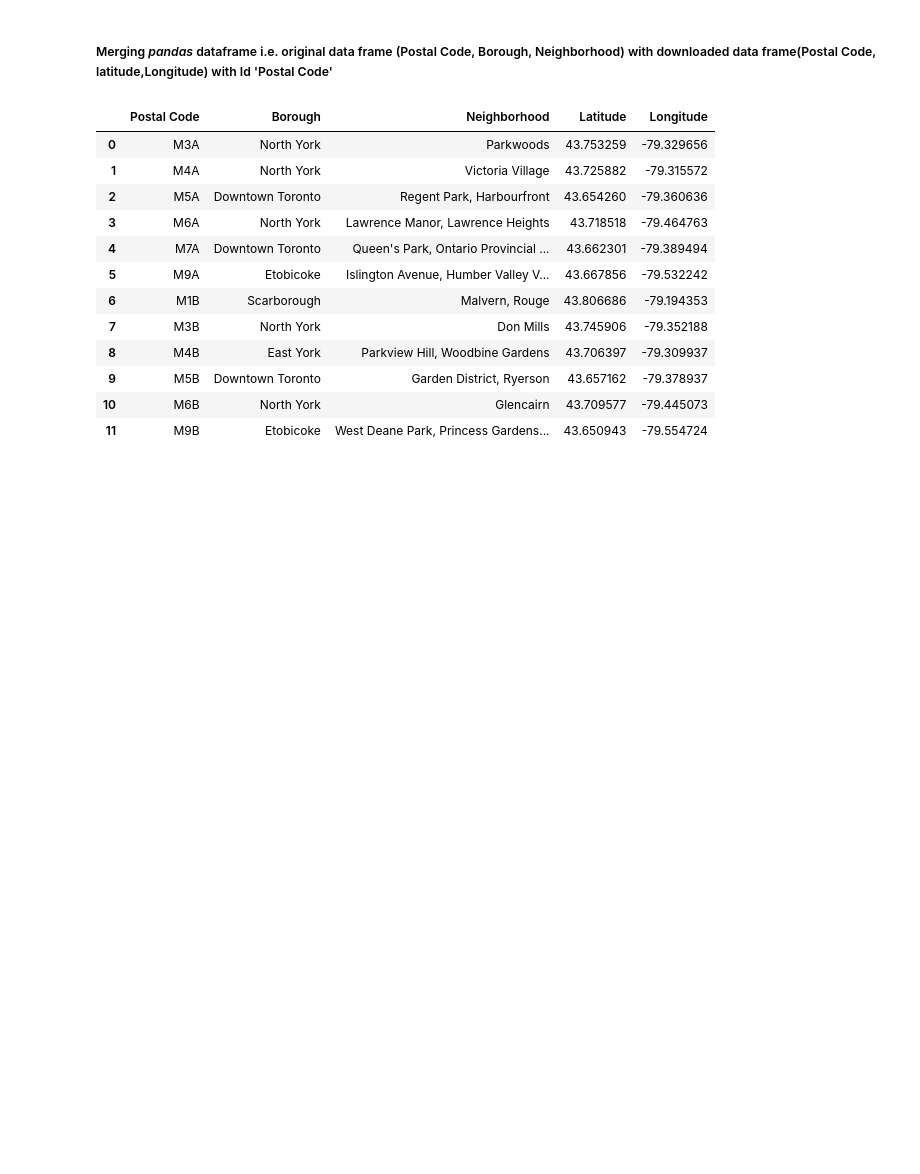
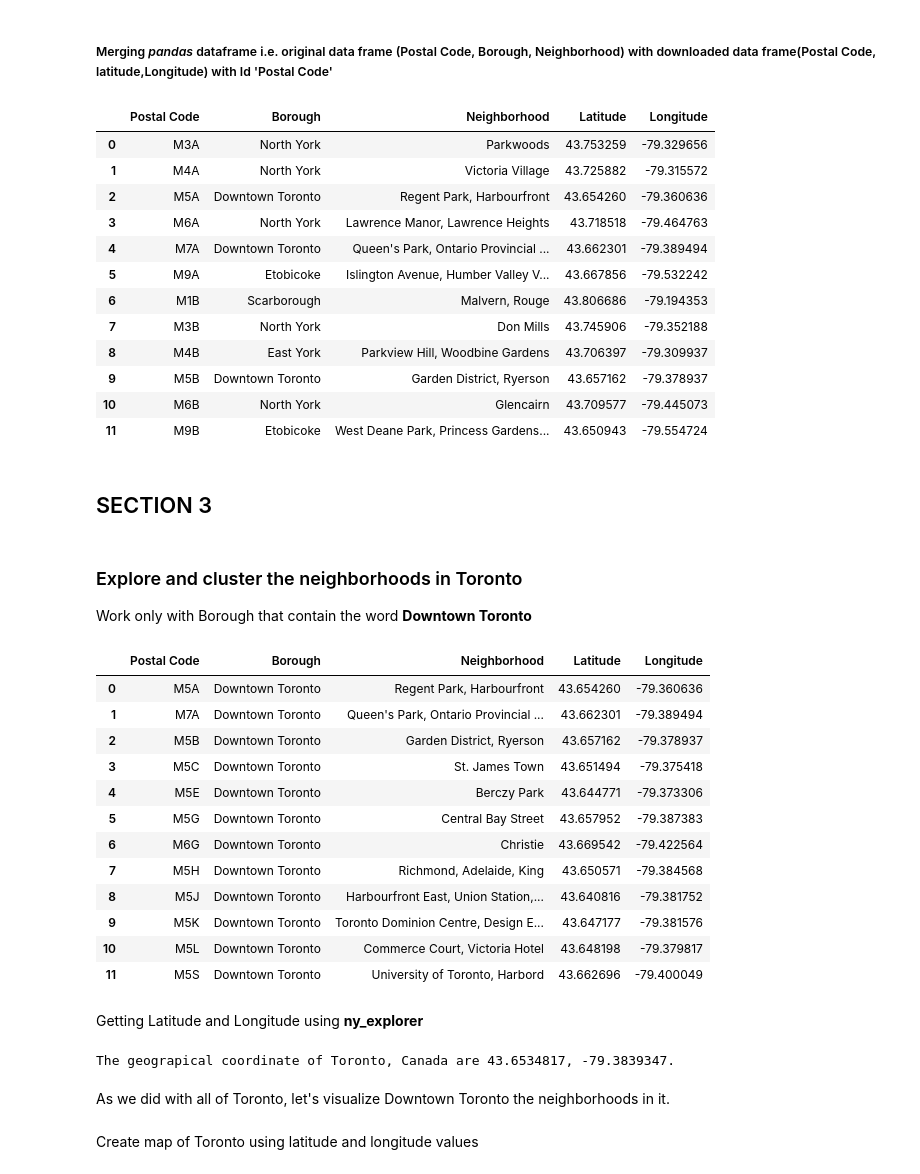
Before and after one commit to raiganjas/Segmenting_and_Clustering_Neighborhoods_in_Toronto, a Jupyter notebook: Segmenting_and_Clustering .ipynb, the cells around one changed output. Drawn from its saved outputs; the diff is of its cells as text; code cells hidden in the pictures; blank space fills up the shorter version.

```diff
--- a/Segmenting_and_Clustering .ipynb
+++ b/Segmenting_and_Clustering .ipynb
@@ -9,0 +27,31 @@ import pandas as pd # library for data analsysis
+# %%
+#import url.request
+#!pip install --user tensorflow==1.13.1
+#!pip install --user numpy==1.16.4
+
+import numpy as np # handle data in a vectorized manner
+#!pip install --user pandas==1.0.3
+
+import pandas as pd # data analysis
+pd.set_option('display.max_columns', None)
+pd.set_option('display.max_rows', None)
+
+import json # library to handle JSON files
+
+#!conda install -c conda-forge geopy --yes
+from geopy.geocoders import Nominatim # convert an address into latitude and longitude values
+
+import requests # library to handle requests
+from pandas.io.json import json_normalize # tranform JSON file into a pandas dataframe
+
+# Matplotlib and associated plotting modules
+import matplotlib.cm as cm
+import matplotlib.colors as colors
+
+# import k-means from clustering stage
+from sklearn.cluster import KMeans
+#!pip install foursquare
+#!pip install folium
+import folium # map rendering library
+
+print('Libraries imported.')
@@ -97,4 +147,5 @@ df.head(12)
 # %%
-df= df[df.Neighborhood != 'Not assigned']
-df.head(12)
+rslt_df = df.loc[df['Neighborhood'].isin(['Not assigned'])]
+
+print('\nResult dataframe :\n', rslt_df)
 # %% [output]
@@ -182,3 +228,42 @@ df_new.head(12)
 | 9 | M5B | Downtown Toronto | Garden District, Ryerson | 43.657162 | -79.378937 |
 | 10 | M6B | North York | Glencairn | 43.709577 | -79.445073 |
 | 11 | M9B | Etobicoke | West Deane Park, Princess Gardens... | 43.650943 | -79.554724 |
+# %% [markdown]
+## SECTION 3
+# %% [markdown]
+<h3>Explore and cluster the neighborhoods in Toronto</h3>
+
+Work only with Borough that contain the word **Downtown Toronto**
+# %%
+Toronto_data = df_new[df_new['Borough'] == 'Downtown Toronto'].reset_index(drop=True)
+Toronto_data.head(12)
+# %% [output]
+|  | Postal Code | Borough | Neighborhood | Latitude | Longitude |
+| 0 | M5A | Downtown Toronto | Regent Park, Harbourfront | 43.654260 | -79.360636 |
+| 1 | M7A | Downtown Toronto | Queen's Park, Ontario Provincial ... | 43.662301 | -79.389494 |
+| 2 | M5B | Downtown Toronto | Garden District, Ryerson | 43.657162 | -79.378937 |
+| 3 | M5C | Downtown Toronto | St. James Town | 43.651494 | -79.375418 |
+| 4 | M5E | Downtown Toronto | Berczy Park | 43.644771 | -79.373306 |
+| 5 | M5G | Downtown Toronto | Central Bay Street | 43.657952 | -79.387383 |
+| 6 | M6G | Downtown Toronto | Christie | 43.669542 | -79.422564 |
+| 7 | M5H | Downtown Toronto | Richmond, Adelaide, King | 43.650571 | -79.384568 |
+| 8 | M5J | Downtown Toronto | Harbourfront East, Union Station,... | 43.640816 | -79.381752 |
+| 9 | M5K | Downtown Toronto | Toronto Dominion Centre, Design E... | 43.647177 | -79.381576 |
+| 10 | M5L | Downtown Toronto | Commerce Court, Victoria Hotel | 43.648198 | -79.379817 |
+| 11 | M5S | Downtown Toronto | University of Toronto, Harbord | 43.662696 | -79.400049 |
+# %% [markdown]
+ Getting Latitude and Longitude using **ny_explorer**
+# %%
+address = 'Toronto, Canada'
+
+geolocator = Nominatim(user_agent="ny_explorer")
+location = geolocator.geocode(address)
+latitude = location.latitude
+longitude = location.longitude
+print('The geograpical coordinate of Toronto, Canada are {}, {}.'.format(latitude, longitude))
+# %% [output]
+The geograpical coordinate of Toronto, Canada are 43.6534817, -79.3839347.
+# %% [markdown]
+As we did with all of Toronto, let's visualize Downtown Toronto the neighborhoods in it.
+# %% [markdown]
+Create map of Toronto using latitude and longitude values
```
Also changed, not shown: parts of 73 cells of this notebook.
